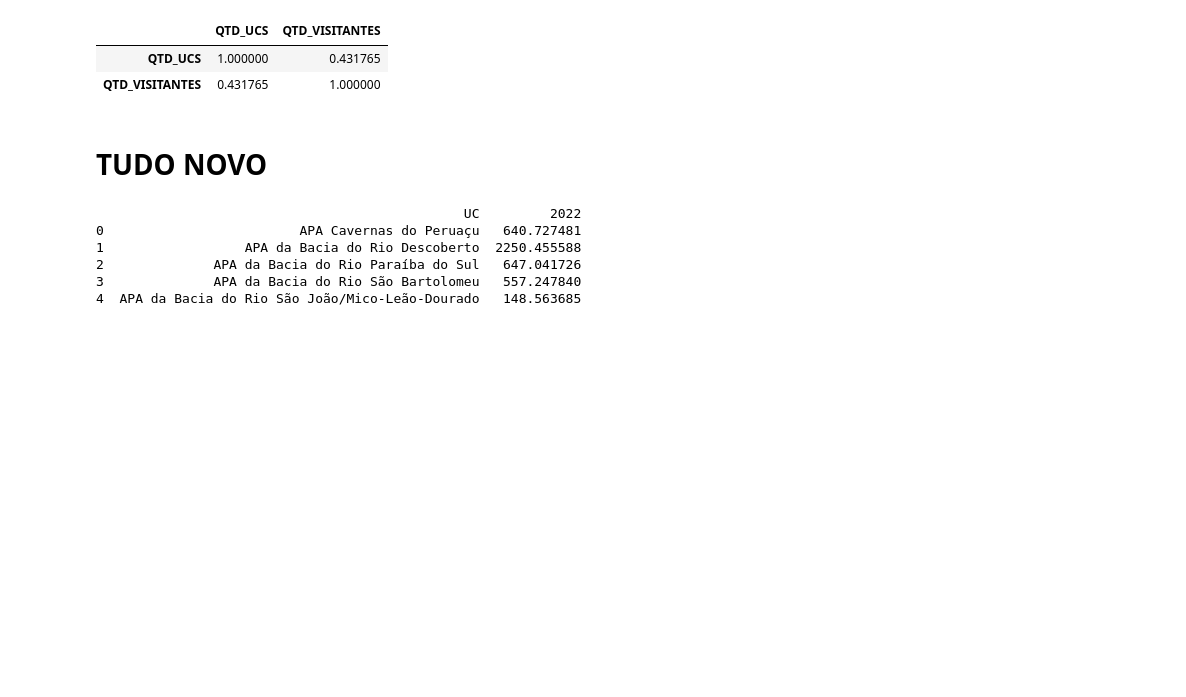
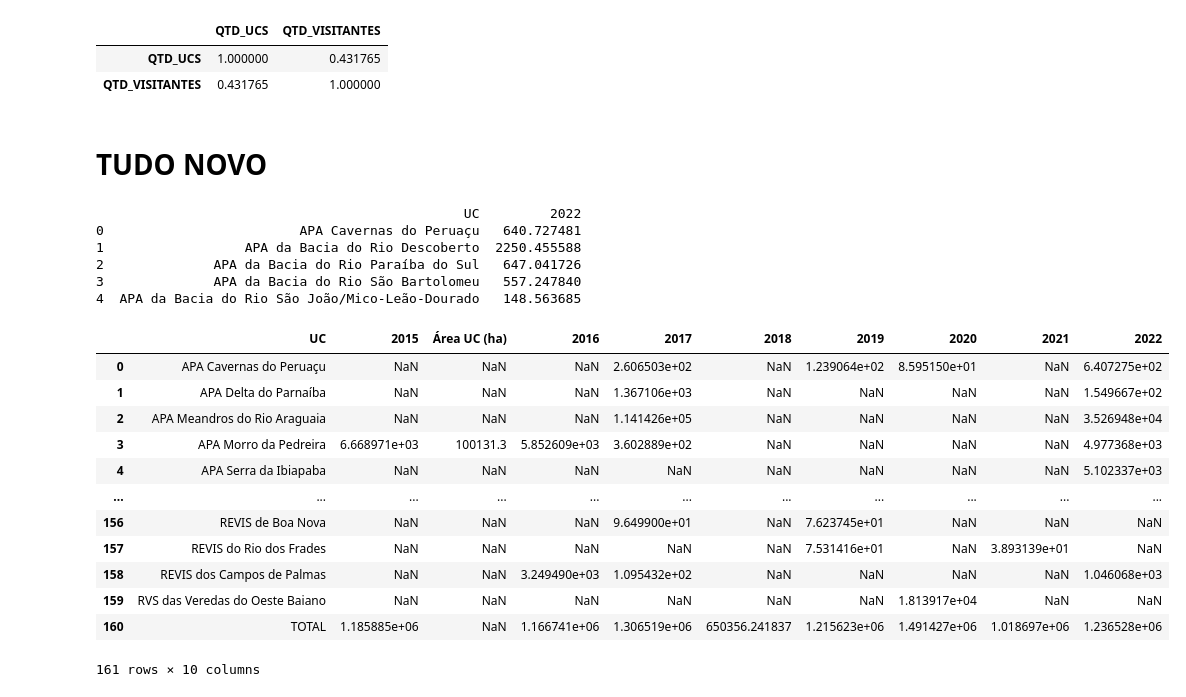
Before and after one commit to FrostPrice/kdd-queimadas-nas-ucs, a Jupyter notebook: KDD_UCs.ipynb, the cells around one changed output. Drawn from its saved outputs; the diff is of its cells as text; code cells hidden in the pictures; blank space fills up the shorter version.

Commit message:
feat: merge UC's fire dataframes into one

```diff
--- a/KDD_UCs.ipynb
+++ b/KDD_UCs.ipynb
@@ -308,3 +310,31 @@ print(queimadas_uc_2022.head())
 2              APA da Bacia do Rio Paraíba do Sul   647.041726
 3              APA da Bacia do Rio São Bartolomeu   557.247840
 4  APA da Bacia do Rio São João/Mico-Leão-Dourado   148.563685
+# %%
+queimadas_uc = [
+    queimadas_uc_2015,
+    queimadas_uc_2016,
+    queimadas_uc_2017,
+    queimadas_uc_2018,
+    queimadas_uc_2019,
+    queimadas_uc_2020,
+    queimadas_uc_2021,
+    queimadas_uc_2022
+]
+queimadas_uc_df = reduce(lambda left, right: pd.merge(left, right, on="UC", how="outer"), queimadas_uc)
+
+display(queimadas_uc_df)
+# %% [output]
+|  | UC | 2015 | Área UC (ha) | 2016 | 2017 | 2018 | 2019 | 2020 | 2021 | 2022 |
+| 0 | APA Cavernas do Peruaçu | NaN | NaN | NaN | 2.606503e+02 | NaN | 1.239064e+02 | 8.595150e+01 | NaN | 6.407275e+02 |
+| 1 | APA Delta do Parnaíba | NaN | NaN | NaN | 1.367106e+03 | NaN | NaN | NaN | NaN | 1.549667e+02 |
+| 2 | APA Meandros do Rio Araguaia | NaN | NaN | NaN | 1.141426e+05 | NaN | NaN | NaN | NaN | 3.526948e+04 |
+| 3 | APA Morro da Pedreira | 6.668971e+03 | 100131.3 | 5.852609e+03 | 3.602889e+02 | NaN | NaN | NaN | NaN | 4.977368e+03 |
+| 4 | APA Serra da Ibiapaba | NaN | NaN | NaN | NaN | NaN | NaN | NaN | NaN | 5.102337e+03 |
+| ... | ... | ... | ... | ... | ... | ... | ... | ... | ... | ... |
+| 156 | REVIS de Boa Nova | NaN | NaN | NaN | 9.649900e+01 | NaN | 7.623745e+01 | NaN | NaN | NaN |
+| 157 | REVIS do Rio dos Frades | NaN | NaN | NaN | NaN | NaN | 7.531416e+01 | NaN | 3.893139e+01 | NaN |
+| 158 | REVIS dos Campos de Palmas | NaN | NaN | 3.249490e+03 | 1.095432e+02 | NaN | NaN | NaN | NaN | 1.046068e+03 |
+| 159 | RVS das Veredas do Oeste Baiano | NaN | NaN | NaN | NaN | NaN | NaN | 1.813917e+04 | NaN | NaN |
+| 160 | TOTAL | 1.185885e+06 | NaN | 1.166741e+06 | 1.306519e+06 | 650356.241837 | 1.215623e+06 | 1.491427e+06 | 1.018697e+06 | 1.236528e+06 |
+161 rows × 10 columns
```
Also changed, not shown: parts of 1 cell of this notebook.
